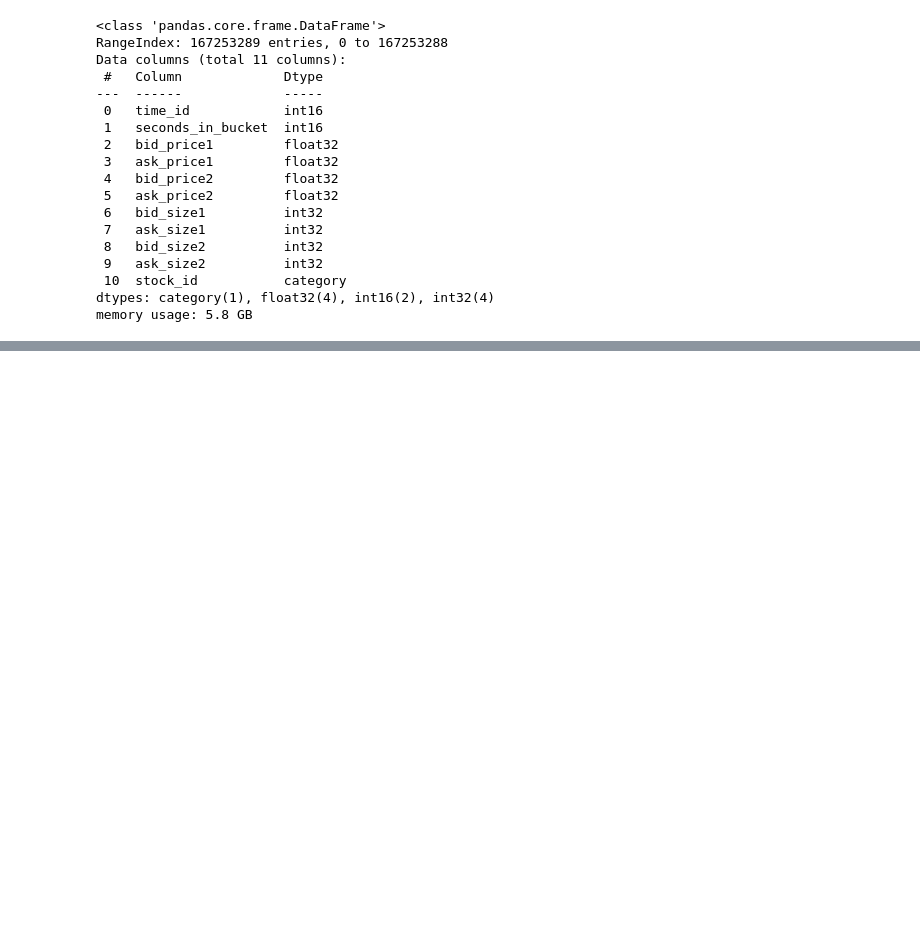
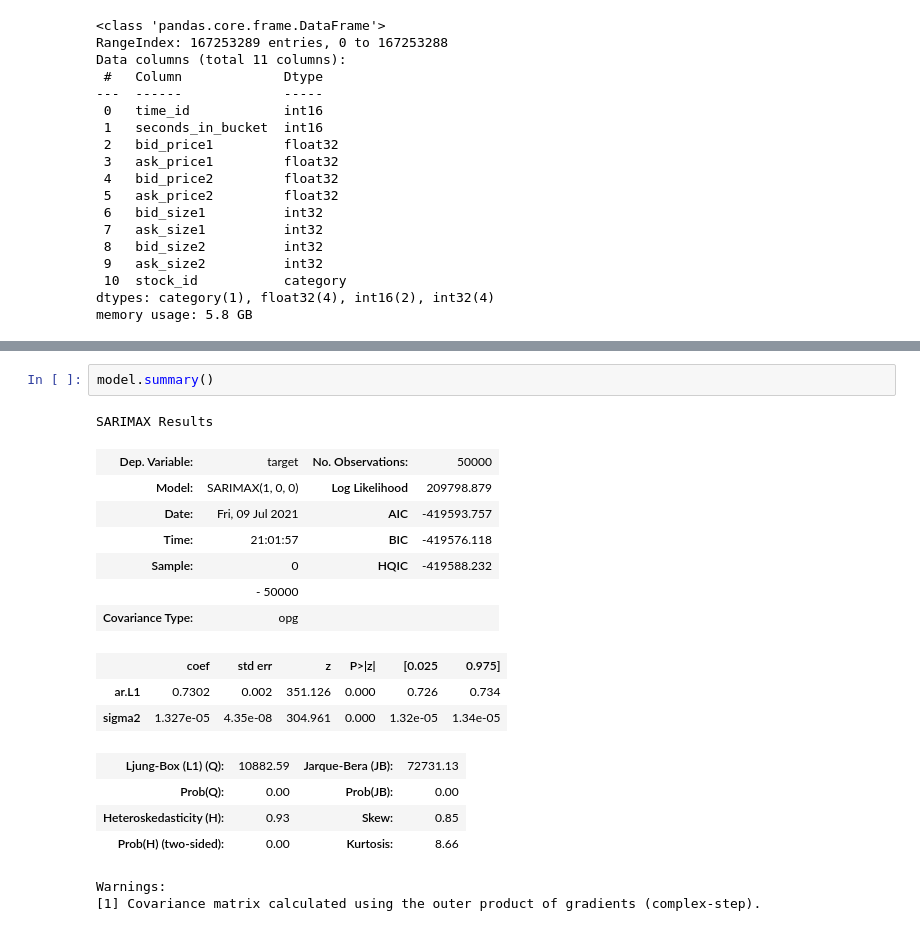
Before and after one commit to Luv2bnanook44/volatility_predictor_optiver, a Jupyter notebook: workspace.ipynb, the cells around one changed output, grey strips where cells are left out. Drawn from its saved outputs; the diff is of its cells as text; blank space fills up the shorter version.

```diff
--- a/workspace.ipynb
+++ b/workspace.ipynb
@@ -79,0 +106,20 @@ book_df[['time_id', 'bid_price1', 'bid_price2']].set_index('time_id').iloc[:5000
+# %%
+model.summary()
+# %% [output]
+SARIMAX Results
+| Dep. Variable: | target | No. Observations: | 50000 |
+| Model: | SARIMAX(1, 0, 0) | Log Likelihood | 209798.879 |
+| Date: | Fri, 09 Jul 2021 | AIC | -419593.757 |
+| Time: | 21:01:57 | BIC | -419576.118 |
+| Sample: | 0 | HQIC | -419588.232 |
+|  | - 50000 |  |  |
+| Covariance Type: | opg |  |  |
+|  | coef | std err | z | P>|z| | [0.025 | 0.975] |
+| ar.L1 | 0.7302 | 0.002 | 351.126 | 0.000 | 0.726 | 0.734 |
+| sigma2 | 1.327e-05 | 4.35e-08 | 304.961 | 0.000 | 1.32e-05 | 1.34e-05 |
+| Ljung-Box (L1) (Q): | 10882.59 | Jarque-Bera (JB): | 72731.13 |
+| Prob(Q): | 0.00 | Prob(JB): | 0.00 |
+| Heteroskedasticity (H): | 0.93 | Skew: | 0.85 |
+| Prob(H) (two-sided): | 0.00 | Kurtosis: | 8.66 |
+Warnings:
+[1] Covariance matrix calculated using the outer product of gradients (complex-step).
```
Also changed, not shown: parts of 11 cells of this notebook, 1 other file.
